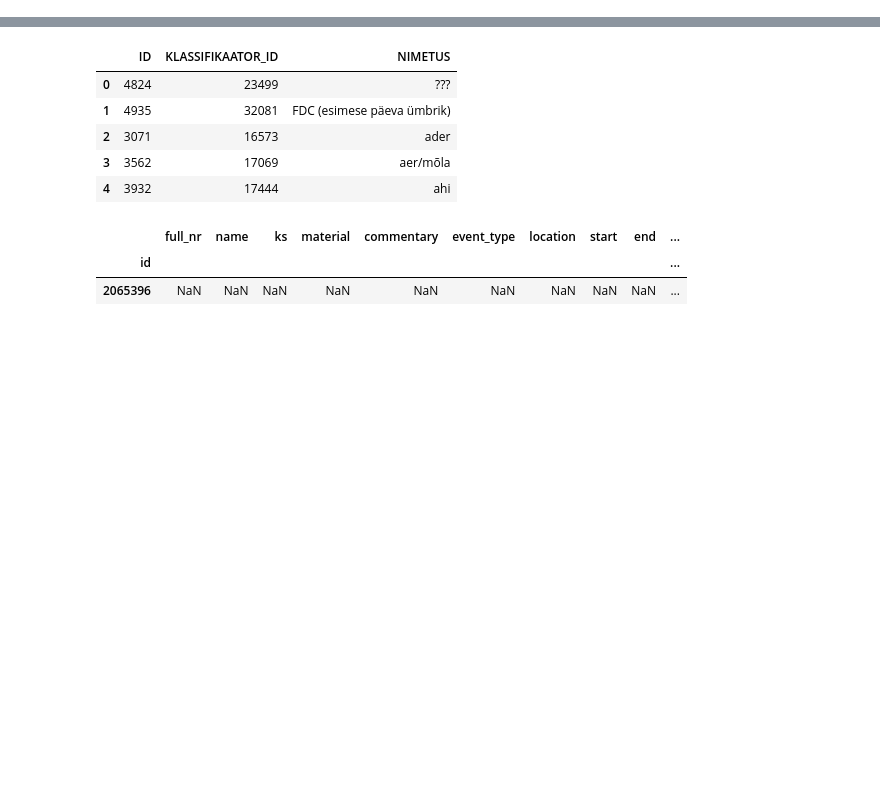
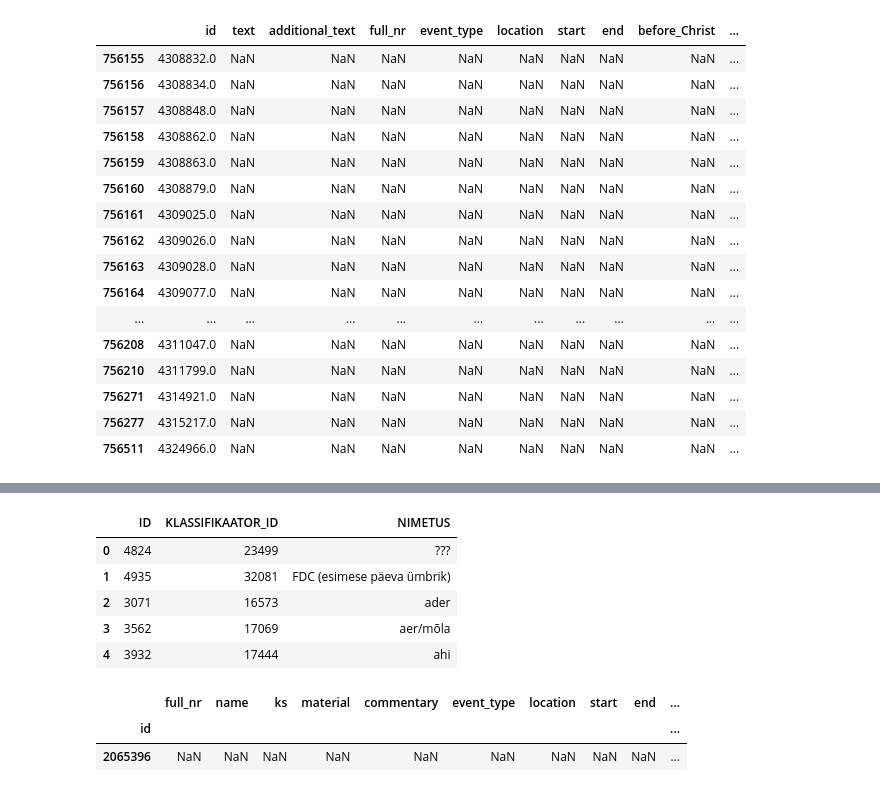
Before and after one commit to tillwenke/museum_item_classification, a Jupyter notebook: typeless_data_discovery.ipynb, the cells around one changed output, grey strips where cells are left out. Drawn from its saved outputs; the diff is of its cells as text; code cells hidden in the pictures; blank space fills up the shorter version.

```diff
--- a/typeless_data_discovery.ipynb
+++ b/typeless_data_discovery.ipynb
@@ -11,5 +14,7 @@ materials = pd.read_csv('data/typeless/materials.csv')
 technique = pd.read_csv('data/typeless/technique.csv')
 
 all_types = pd.read_excel('data/typeless/all_types.xlsx')
+
+df_merged = pd.read_csv('data/typeless/all_merged.csv')
 # %%
 # !!! idea: compare distribution. especially on this subset
@@ -23,0 +21,2 @@ len(general_info[general_info.ACR == 'ETMM'])
+# %%
+like_train_set = df_merged[(df_merged.museum_abbr == 'AM') | (df_merged.museum_abbr == 'ETMM')]
@@ -23,0 +33,20 @@ len(general_info[general_info.ACR == 'ETMM'])
+# %%
+like_train_set.tail(20)
+# %% [output]
+|  | id | text | additional_text | full_nr | event_type | location | start | end | before_Christ | ... |
+| 756155 | 4308832.0 | NaN | NaN | NaN | NaN | NaN | NaN | NaN | NaN | ... |
+| 756156 | 4308834.0 | NaN | NaN | NaN | NaN | NaN | NaN | NaN | NaN | ... |
+| 756157 | 4308848.0 | NaN | NaN | NaN | NaN | NaN | NaN | NaN | NaN | ... |
+| 756158 | 4308862.0 | NaN | NaN | NaN | NaN | NaN | NaN | NaN | NaN | ... |
+| 756159 | 4308863.0 | NaN | NaN | NaN | NaN | NaN | NaN | NaN | NaN | ... |
+| 756160 | 4308879.0 | NaN | NaN | NaN | NaN | NaN | NaN | NaN | NaN | ... |
+| 756161 | 4309025.0 | NaN | NaN | NaN | NaN | NaN | NaN | NaN | NaN | ... |
+| 756162 | 4309026.0 | NaN | NaN | NaN | NaN | NaN | NaN | NaN | NaN | ... |
+| 756163 | 4309028.0 | NaN | NaN | NaN | NaN | NaN | NaN | NaN | NaN | ... |
+| 756164 | 4309077.0 | NaN | NaN | NaN | NaN | NaN | NaN | NaN | NaN | ... |
+| ... | ... | ... | ... | ... | ... | ... | ... | ... | ... | ... |
+| 756208 | 4311047.0 | NaN | NaN | NaN | NaN | NaN | NaN | NaN | NaN | ... |
+| 756210 | 4311799.0 | NaN | NaN | NaN | NaN | NaN | NaN | NaN | NaN | ... |
+| 756271 | 4314921.0 | NaN | NaN | NaN | NaN | NaN | NaN | NaN | NaN | ... |
+| 756277 | 4315217.0 | NaN | NaN | NaN | NaN | NaN | NaN | NaN | NaN | ... |
+| 756511 | 4324966.0 | NaN | NaN | NaN | NaN | NaN | NaN | NaN | NaN | ... |
```
Also changed, not shown: parts of 18 cells of this notebook, 4 other files.
